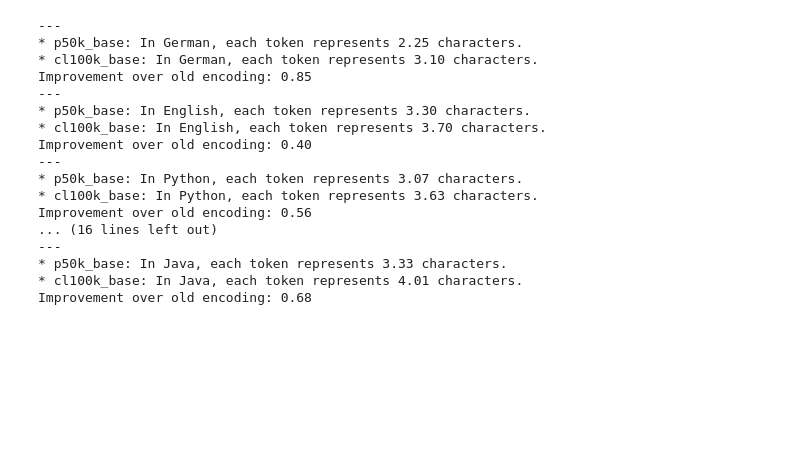
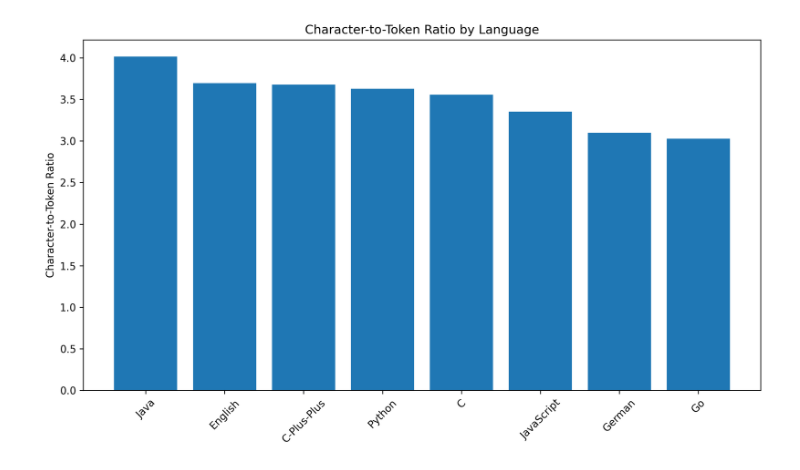
Before and after one commit to saschaschramm/chatgpt, a Jupyter notebook: vocab.ipynb, the cells around one changed output. Saved outputs shown, nothing was run; the diff lists cells and outputs as text; code cells hidden in the pictures; blank space fills up the shorter version.

```diff
--- a/vocab.ipynb
+++ b/vocab.ipynb
@@ -2,6 +2,8 @@
 import os
 from typing import Callable
 
+import pandas as pd
+import matplotlib.pyplot as plt
 import requests
 import tiktoken
 
@@ -24,12 +26,18 @@ def _ratio(text: str, encoding_name: str) -> float:
     num_tokens: int = len(encoding.encode(text))
     num_chars: int = len(text)
     return num_chars / num_tokens
+
+def plot(x,y, label_y: str, title: str) -> None:
+    plt.figure(figsize=(10, 6), dpi=300)
+    plt.bar(x, y)
+    plt.ylabel(label_y)
+    plt.title(title)
+    plt.xticks(rotation=45)
+    plt.tight_layout()
 # %%
-# In this analysis, we calculate the character-to-token ratio for several languages.
+# In this analysis, we calculate the character-to-token ratio for different languages.
 # For the programming languages, the repositories from the GitHub project https://github.com/TheAlgorithms were used.
-# Using merge_files.py, we combined the code into a single file for each programming.
-# As per the definition provided by VG Wort, a standard page consists of 1,500 characters.
-# https://www.vgwort.de/auszahlungen/wissenschaftliche-publikationen/fach-und-sachzeitschriften.html
+# Using merge_files.py, we combined the code of each repo into a single file.
 
 data: list[tuple[str, Callable, str]] = [
     ("German", faust, "https://www.gutenberg.org/files/2229/2229-0.txt"),
@@ -45,30 +53,20 @@ data: list[tuple[str, Callable, str]] = [
 ENCODING_P50K_BASE: str = "p50k_base"
 ENCODING_CL100K_BASE: str = "cl100k_base"
 
+ratios: list[dict] = []
 for element in data:
     language, func, url = element
     text: str = func(url)
     ratio_50: float = _ratio(text, ENCODING_P50K_BASE)
     ratio_100: float = _ratio(text, ENCODING_CL100K_BASE)
-    print("---")
-    print(f"* {ENCODING_P50K_BASE}: In {language}, each token represents {ratio_50:.2f} characters. A standard page contains {1500 / ratio_50:.0f} tokens.")
-    print(f"* {ENCODING_CL100K_BASE}: In {language}, each token represents {ratio_100:.2f} characters. A standard page contains {1500 / ratio_100:.0f} tokens.")
-    print(f"Improvement over old encoding: {(ratio_100 - ratio_50):.2f}")
+    ratios.append({"language": language, "p50k_base": ratio_50, "cl100k_base": ratio_100})
+
+df: pd.DataFrame = pd.DataFrame(ratios)
+df["abs_change"] = abs(df['cl100k_base'] - df['p50k_base'])
-# %% [output]
----
-* p50k_base: In German, each token represents 2.25 characters.
-* cl100k_base: In German, each token represents 3.10 characters.
-Improvement over old encoding: 0.85
----
-* p50k_base: In English, each token represents 3.30 characters.
-* cl100k_base: In English, each token represents 3.70 characters.
-Improvement over old encoding: 0.40
----
-* p50k_base: In Python, each token represents 3.07 characters.
-* cl100k_base: In Python, each token represents 3.63 characters.
-Improvement over old encoding: 0.56
-... (16 lines left out)
----
-* p50k_base: In Java, each token represents 3.33 characters.
-* cl100k_base: In Java, each token represents 4.01 characters.
-Improvement over old encoding: 0.68
+# %%
+df: pd.DataFrame = df.sort_values(by="cl100k_base", ascending=False)
+x: pd.Series = df["language"]
+y: pd.Series = df["cl100k_base"]
+plot(x, y, "Character-to-Token Ratio", "Character-to-Token Ratio by Language")
+# %% [output]
+[figure, added]
```
Also changed, not shown: parts of 1 cell of this notebook, 1 other file.
